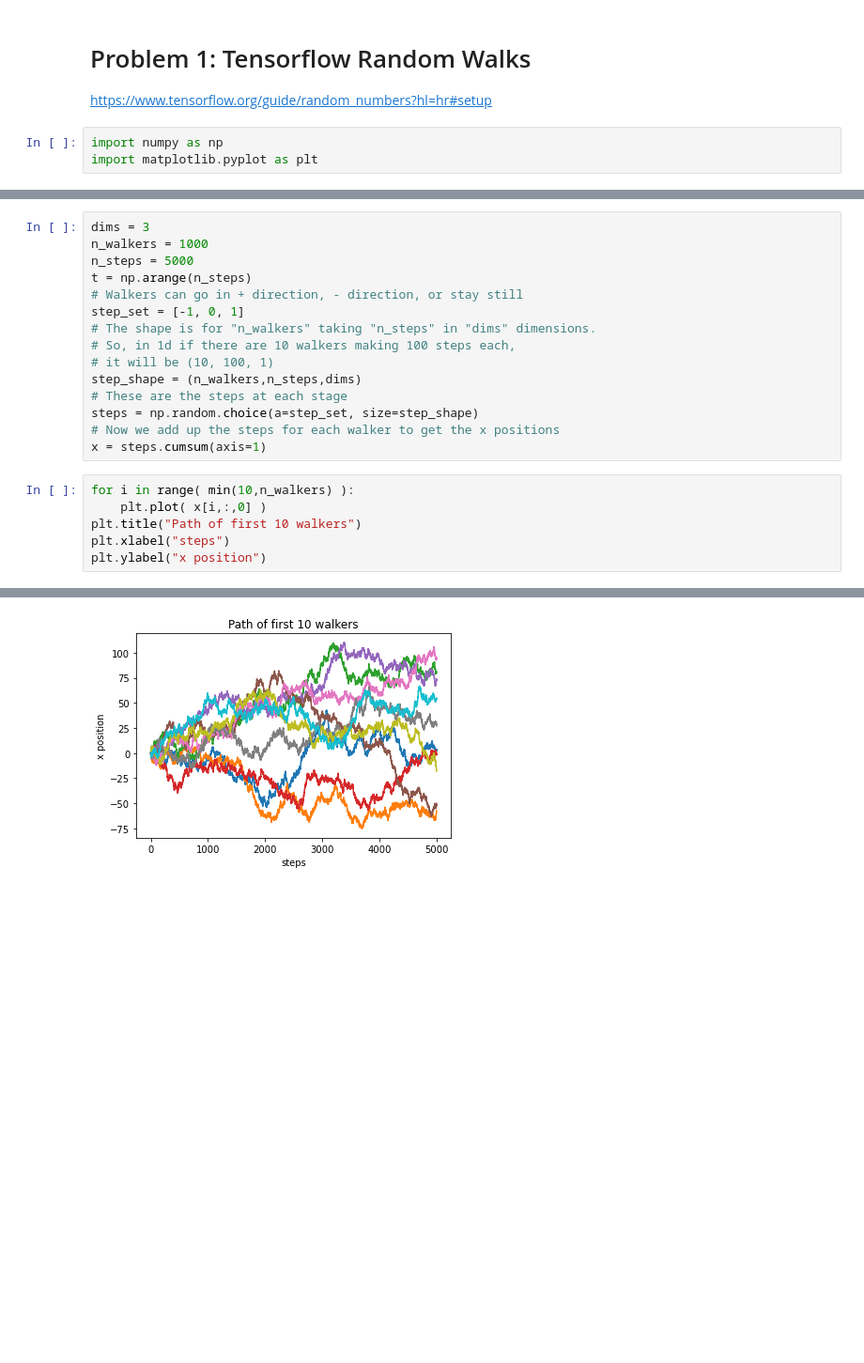
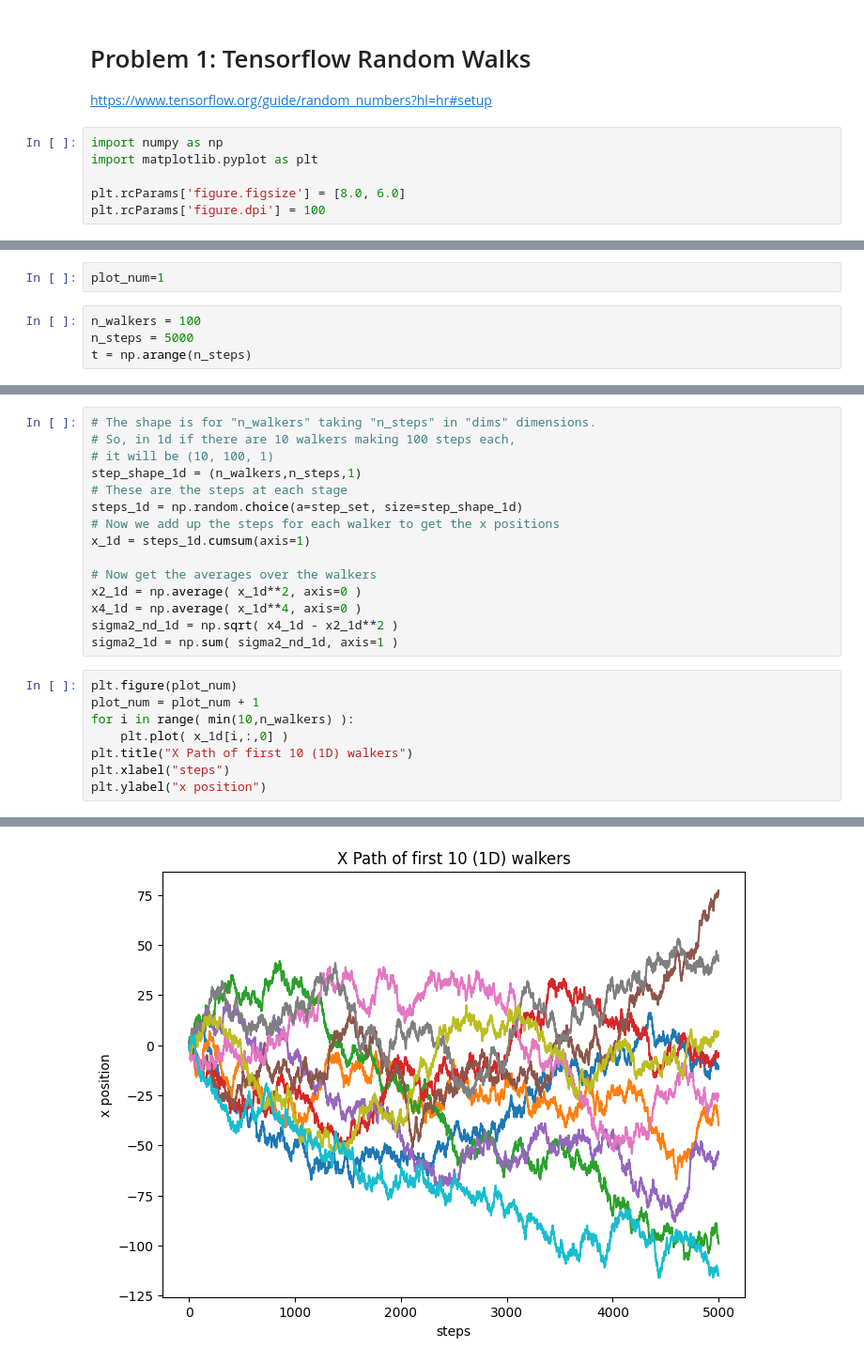
Before and after one commit to ubsuny/tensorflow-probability-danofinn, a Jupyter notebook: Problem1.ipynb, the cells around one changed output, grey strips where cells are left out. Shown at 94% size. Cells and saved outputs as stored; diff of their text form; blank space fills up the shorter version.

```diff
--- a/Problem1.ipynb
+++ b/Problem1.ipynb
@@ -5,3 +5,6 @@ https://www.tensorflow.org/guide/random_numbers?hl=hr#setup
 # %%
 import numpy as np
 import matplotlib.pyplot as plt
+
+plt.rcParams['figure.figsize'] = [8.0, 6.0]
+plt.rcParams['figure.dpi'] = 100
@@ -7,0 +13,6 @@ import matplotlib.pyplot as plt
+# %%
+plot_num=1
+# %%
+n_walkers = 100
+n_steps = 5000
+t = np.arange(n_steps)
@@ -8,24 +24,26 @@ import matplotlib.pyplot as plt
 # %%
-dims = 3
-n_walkers = 1000
-n_steps = 5000
-t = np.arange(n_steps)
-# Walkers can go in + direction, - direction, or stay still
-step_set = [-1, 0, 1]
 # The shape is for "n_walkers" taking "n_steps" in "dims" dimensions.
 # So, in 1d if there are 10 walkers making 100 steps each,
 # it will be (10, 100, 1)
-step_shape = (n_walkers,n_steps,dims)
+step_shape_1d = (n_walkers,n_steps,1)
 # These are the steps at each stage
-steps = np.random.choice(a=step_set, size=step_shape)
+steps_1d = np.random.choice(a=step_set, size=step_shape_1d)
 # Now we add up the steps for each walker to get the x positions
-x = steps.cumsum(axis=1)
+x_1d = steps_1d.cumsum(axis=1)
+
+# Now get the averages over the walkers
+x2_1d = np.average( x_1d**2, axis=0 )
+x4_1d = np.average( x_1d**4, axis=0 )
+sigma2_nd_1d = np.sqrt( x4_1d - x2_1d**2 )
+sigma2_1d = np.sum( sigma2_nd_1d, axis=1 )
 # %%
+plt.figure(plot_num)
+plot_num = plot_num + 1
 for i in range( min(10,n_walkers) ):
-    plt.plot( x[i,:,0] )
-plt.title("Path of first 10 walkers")
+    plt.plot( x_1d[i,:,0] )
+plt.title("X Path of first 10 (1D) walkers")
 plt.xlabel("steps")
 plt.ylabel("x position")
 # %% [output]
 Text(0, 0.5, 'x position')
-[figure, old version]
+[figure, new version]
```
Also changed, not shown: parts of 35 cells of this notebook, 1 other file.
